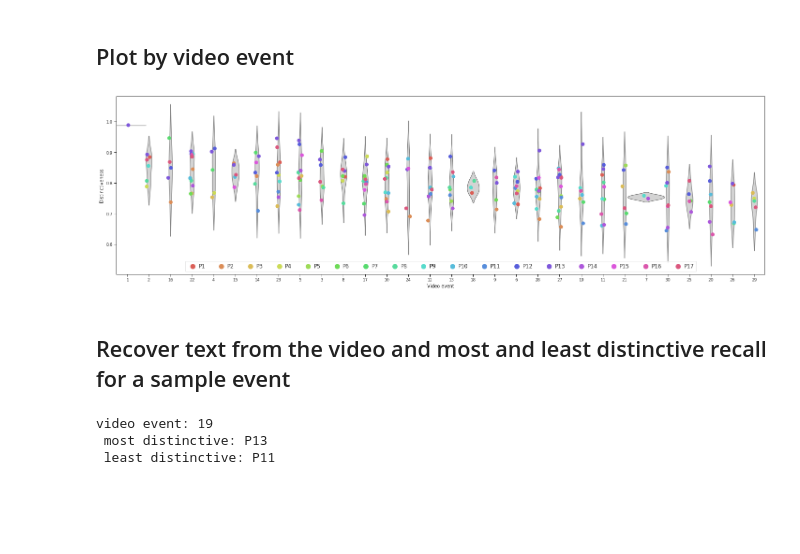
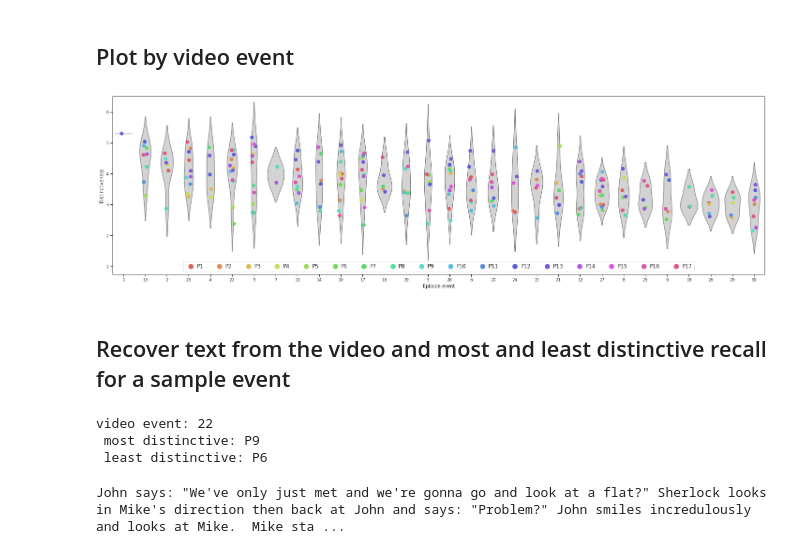
Before and after one commit to ContextLab/sherlock-topic-model-paper, a Jupyter notebook: code/notebooks/main/distinctiveness_detail_fig.ipynb, the cells around one changed output. Saved outputs shown, nothing was run; the diff lists cells and outputs as text; code cells hidden in the pictures; blank space fills up the shorter version.

Commit message:
updated distinctiveness notebook with new event text

```diff
--- a/code/notebooks/main/distinctiveness_detail_fig.ipynb
+++ b/code/notebooks/main/distinctiveness_detail_fig.ipynb
@@ -56,68 +57,69 @@ matches = np.load(DATA_DIR.joinpath('labels.npy'), allow_pickle=True)
 dist_df = pd.DataFrame(index=range(len(recall_events)),
                        columns=range(video_events.shape[0]))
 
-for sub, rec in enumerate(recall_events):
-    sub_matches = matches[sub]
-    sub_cm = np.corrcoef(rec)
-    sub_precs = np.diag(1 - cdist(video_events[sub_matches], rec, 'correlation'))
-    for i, vid_event in enumerate(np.unique(sub_matches)):
-        matched_ix = np.where(sub_matches == vid_event)[0]
-        best_match = matched_ix[sub_precs[matched_ix].argmax()]
-        d = 1 - corr_mean(sub_cm[best_match][sub_matches != vid_event])
-        dist_df.loc[sub, vid_event] = d
+for sub, rec_events in enumerate(recall_events):
+    corrmat = 1 - cdist(video_events, rec_events, 'correlation')
+    z_corrs = zscore(corrmat, axis=0)
+    matched_events = z_corrs.argmax(axis=0)
+    dist_scores = z_corrs.max(axis=0)
+    for ix, video_event in enumerate(matched_events):
+        if dist_scores[ix] < dist_df.loc[sub, video_event]:
+            continue
+
+        dist_df.loc[sub, video_event] = dist_scores[ix]
 
 ranked_order = dist_df.mean(axis=0).argsort()[::-1] + 1
 dist_df['Participant'] = [f'P{i + 1}' for i in range(len(recall_events))]
 dist_df = dist_df.melt(id_vars=['Participant'],
-                       var_name='Video event',
+                       var_name='Episode event',
                        value_name='Distinctiveness')
 dist_df['Distinctiveness'] = dist_df['Distinctiveness'].astype(np.float64)
-dist_df['Video event'] += 1
+dist_df['Episode event'] += 1
 # %% [markdown]
 ## Plot by video event
 # %%
-g = sns.catplot(x='Video event',
+g = sns.catplot(x='Episode event',
                 y='Distinctiveness',
                 data=dist_df,
                 kind='violin',
                 order=ranked_order,
-                width=1.7,
                 color='lightgrey',
                 inner=None)
 
 g.fig.set_size_inches(20, 6)
-sns.stripplot(x='Video event',
+sns.stripplot(x='Episode event',
               y='Distinctiveness',
               hue='Participant',
               data=dist_df,
               order=ranked_order,
               size=8,
               ax=g.ax)
 
 hs, ls = g.ax.get_legend_handles_labels()
 g.ax.legend_.remove()
 g.ax.legend(hs,
             ls,
             loc='lower center',
             ncol=17,
             handletextpad=.1,
             fontsize='large',
             markerscale=1.3)
 
 for sp in g.ax.spines.values():
     sp.set_visible(True)
 
+plt.ylim(0.75, 6.5)
+
 plt.tight_layout()
 # plt.savefig(FIG_DIR.joinpath('tmp', 'distinctiveness_detail_vid_all.pdf'))
 plt.show()
 # %% [output]
-[figure, old version]
+[figure, new version]
 # %% [markdown]
 ## Recover text from the video and most and least distinctive recall for a sample event
 # %%
-dist_ranges = dist_df.groupby('Video event')['Distinctiveness'].agg(lambda x: x.max() - x.min())
-sample_event = dist_ranges.idxmax()
-event_dist_scores = dist_df.loc[dist_df['Video event'] == sample_event]
+sample_event = 22
+event_dist_scores = dist_df.loc[dist_df['Episode event'] == sample_event]
 high_rec = event_dist_scores.loc[event_dist_scores['Distinctiveness'].idxmax(), 'Participant']
 low_rec = event_dist_scores.loc[event_dist_scores['Distinctiveness'].idxmin(), 'Participant']
 
@@ -125,7 +127,7 @@ print(f'video event: {sample_event}\n',
       f'most distinctive: {high_rec}\n',
       f'least distinctive: {low_rec}')
 # %% [output]
-video event: 19
- most distinctive: P13
- least distinctive: P11
+video event: 22
+ most distinctive: P9
+ least distinctive: P6
 # %%
@@ -148,3 +162,7 @@ low_rec_bounds = np.array(recall_event_times[low_sub])[matches[low_sub] == sampl
 
 high_rec_text = get_recall_text(*high_rec_bounds, subid=high_sub + 1)
 low_rec_text = get_recall_text(*low_rec_bounds, subid=low_sub + 1)
+# %%
+print(prev6_event_text)
+# %% [output]
+John says: "We've only just met and we're gonna go and look at a flat?" Sherlock looks in Mike's direction then back at John and says: "Problem?" John smiles incredulously and looks at Mike.  Mike sta ...
```
Also changed, not shown: parts of 16 cells of this notebook.
